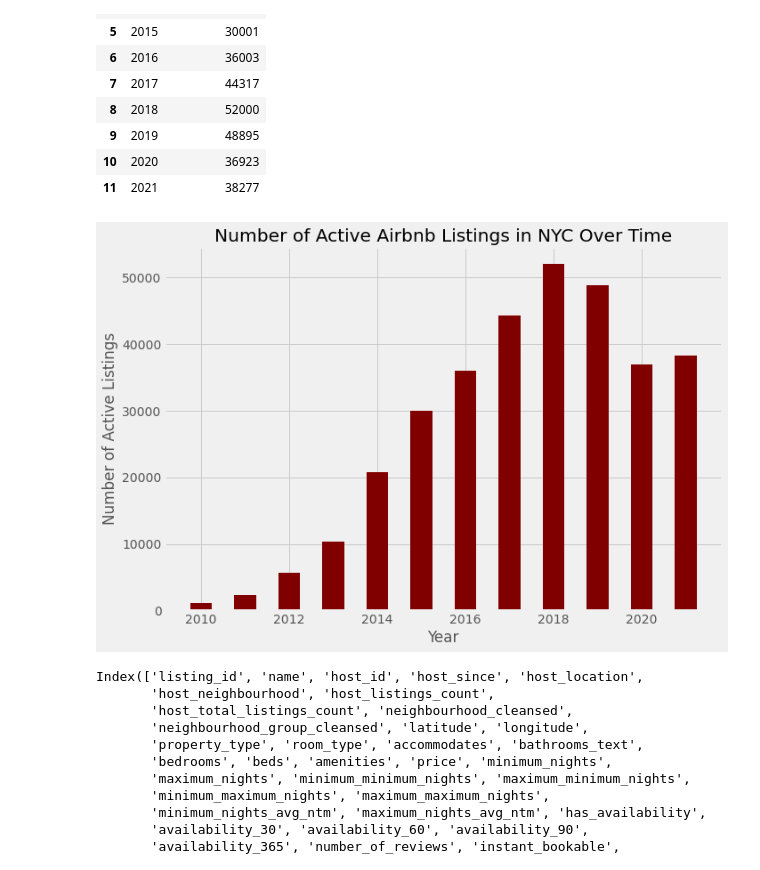
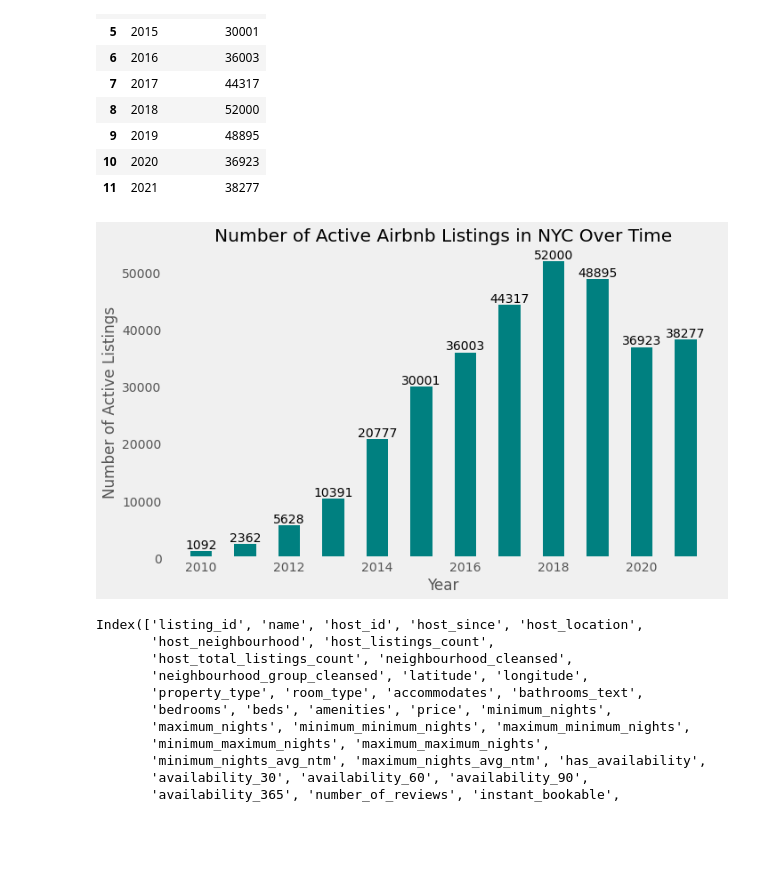
Before and after one commit to mb3005/NYC-Airbnbs, a Jupyter notebook: Python Project 1 - Airbnbs in NYC.ipynb, the cells around one changed output. Cells and saved outputs as stored; diff of their text form; code cells hidden in the pictures; blank space fills up the shorter version.

```diff
--- a/Python Project 1 - Airbnbs in NYC.ipynb
+++ b/Python Project 1 - Airbnbs in NYC.ipynb
@@ -218,17 +218,19 @@ listings_over_time
 | 10 | 2020 | 36923 |
 | 11 | 2021 | 38277 |
 # %%
-fig, ax = plt.subplots(figsize=(10,7))
+fig, ax = plt.subplots(figsize=(10,6))
 num_listings = listings_over_time['Active Listings']
 year = listings_over_time['Year']
-plt.bar(year, num_listings, color = 'maroon', width=0.5)
+plt.bar(year, num_listings, color = 'teal', width=0.5)
 plt.xlabel("Year")
 plt.ylabel("Number of Active Listings")
 ax.set_title('Number of Active Airbnb Listings in NYC Over Time')
+plt.grid(False)
+plt.bar_label(ax.containers[0])
 
 plt.show()
 # %% [output]
-[figure, old version]
+[figure, new version]
 # %%
 listings2021.columns
 # %% [output]
```
Also changed, not shown: parts of 11 cells of this notebook, 1 other file.
